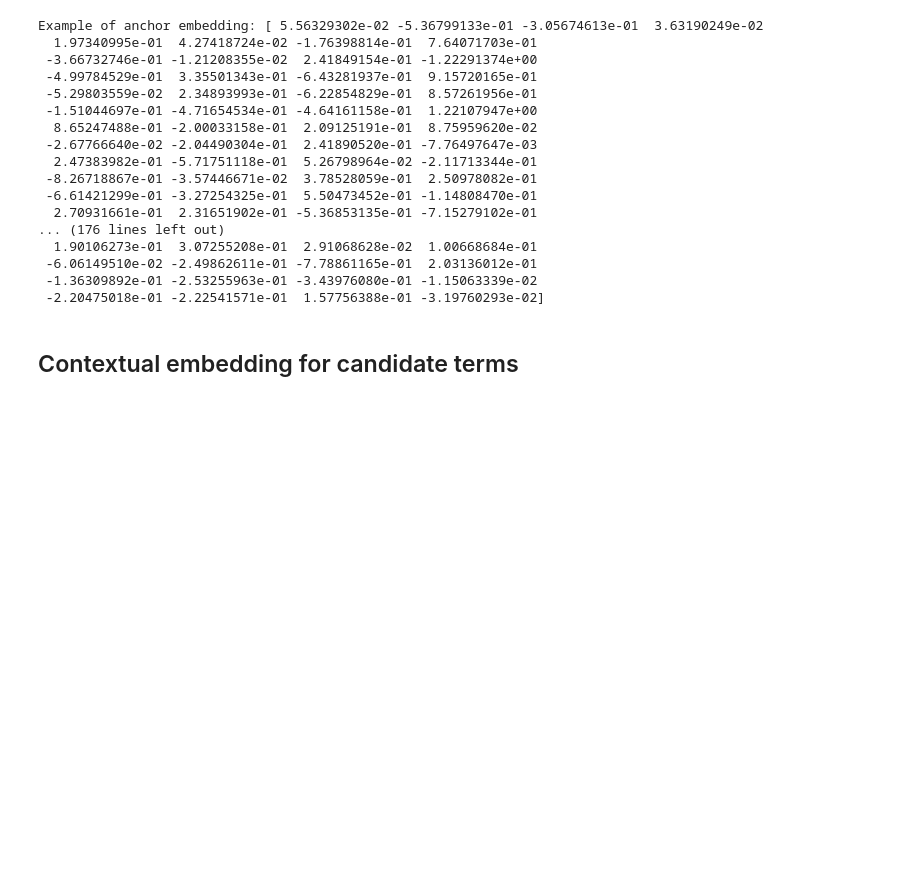
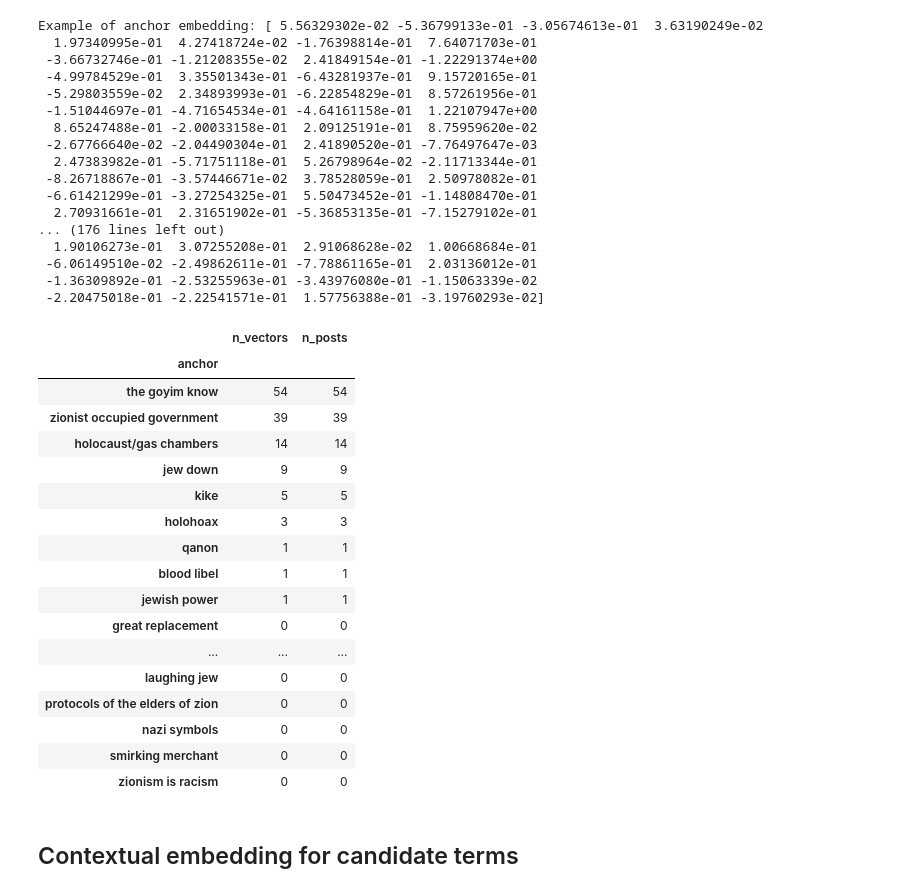
Before and after one commit to FaureArm/Emerging_Coded_Hate_Speech, a Jupyter notebook: Reproduce.ipynb, the cells around one changed output. Saved outputs shown, nothing was run; the diff lists cells and outputs as text; code cells hidden in the pictures; blank space fills up the shorter version.

Commit message:
Added anchor coverage

```diff
--- a/Reproduce.ipynb
+++ b/Reproduce.ipynb
@@ -666,6 +666,39 @@ Example of anchor embedding: [ 5.56329302e-02 -5.36799133e-01 -3.05674613e-01  3
  -6.06149510e-02 -2.49862611e-01 -7.78861165e-01  2.03136012e-01
  -1.36309892e-01 -2.53255963e-01 -3.43976080e-01 -1.15063339e-02
  -2.20475018e-01 -2.22541571e-01  1.57756388e-01 -3.19760293e-02]
+# %%
+# to visualise which anchors dominate the reference database
+anchor_coverage = (
+    anchor_metadata
+    .groupby("anchor")
+    .agg(
+        n_vectors=("post_id", "size"),
+        n_posts=("post_id", "nunique"),
+    )
+    .reindex(anchor_terms.keys(), fill_value=0)
+    .sort_values("n_vectors", ascending=False)
+)
+
+display(anchor_coverage)
+# %% [output]
+|  | n_vectors | n_posts |
+| anchor |  |  |
+| the goyim know | 54 | 54 |
+| zionist occupied government | 39 | 39 |
+| holocaust/gas chambers | 14 | 14 |
+| jew down | 9 | 9 |
+| kike | 5 | 5 |
+| holohoax | 3 | 3 |
+| qanon | 1 | 1 |
+| blood libel | 1 | 1 |
+| jewish power | 1 | 1 |
+| great replacement | 0 | 0 |
+| ... | ... | ... |
+| laughing jew | 0 | 0 |
+| protocols of the elders of zion | 0 | 0 |
+| nazi symbols | 0 | 0 |
+| smirking merchant | 0 | 0 |
+| zionism is racism | 0 | 0 |
 # %% [markdown]
 ## Contextual embedding for candidate terms
 # %% [markdown]
```
